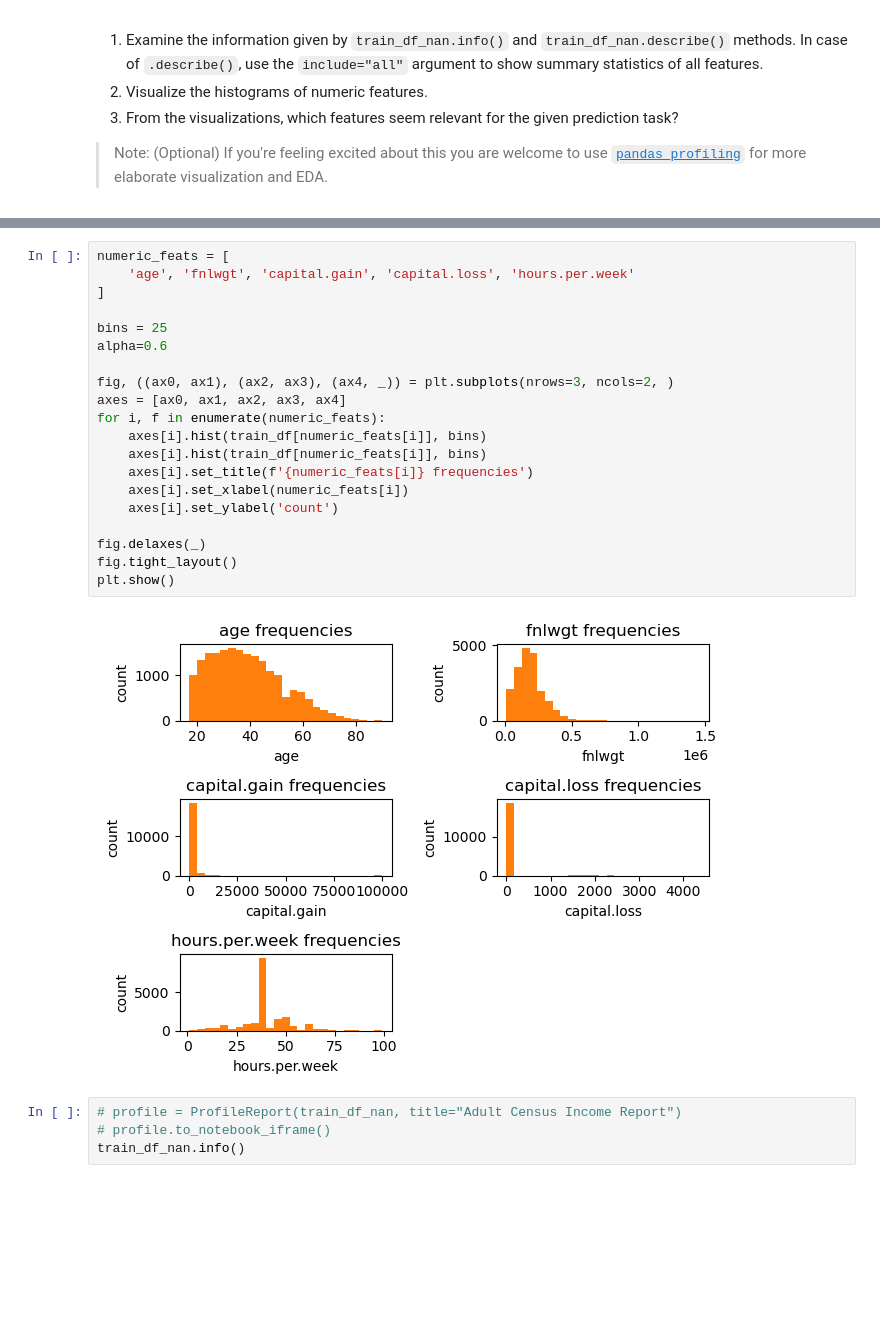
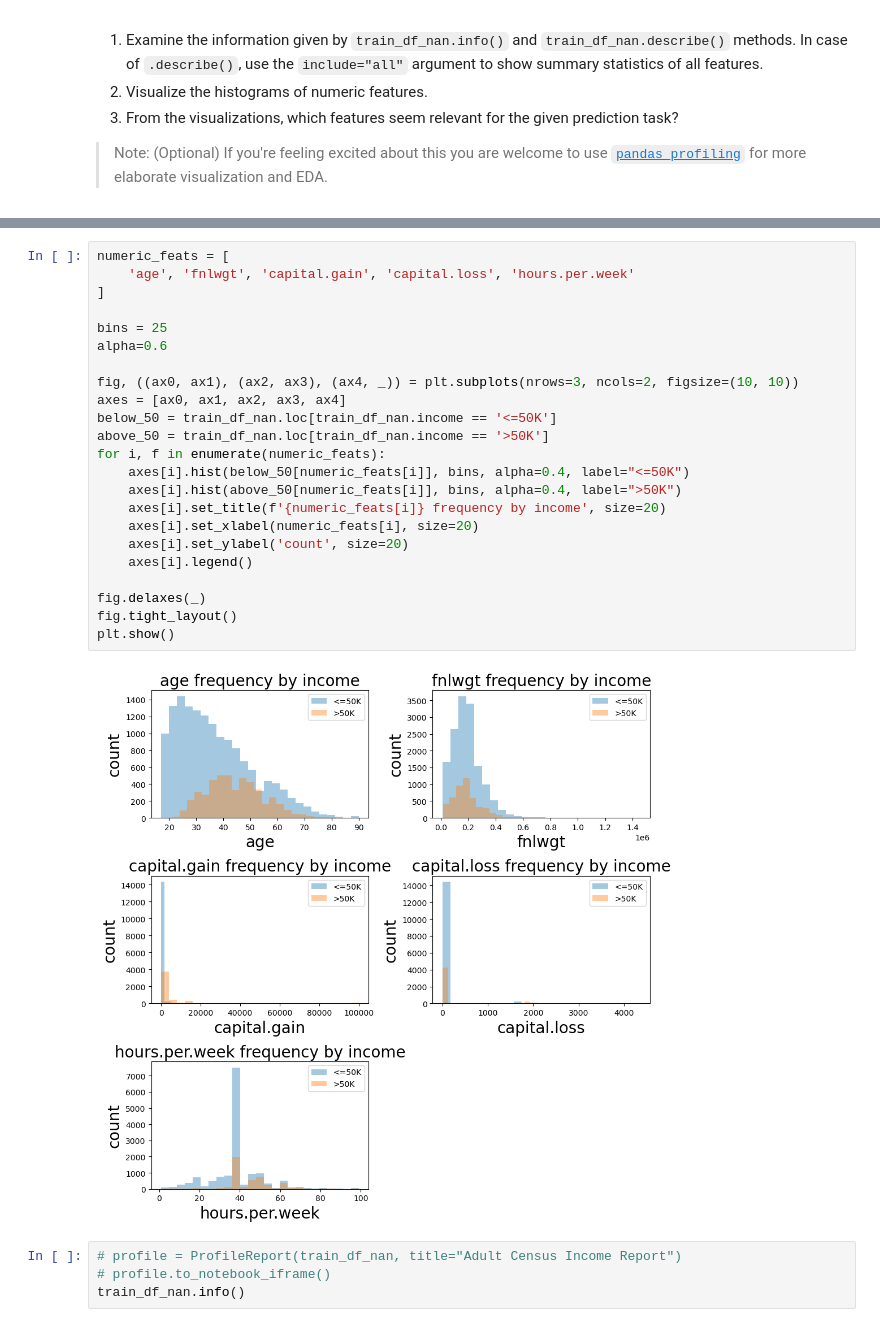
Before and after one commit to kennyjhcheng/cpsc330-2022W2, a Jupyter notebook: hw/hw3/hw3.ipynb, the cells around one changed output, grey strips where cells are left out. Saved outputs shown, nothing was run; the diff lists cells and outputs as text; blank space fills up the shorter version.

Commit message:
fixed histograms

```diff
--- a/hw/hw3/hw3.ipynb
+++ b/hw/hw3/hw3.ipynb
@@ -161,25 +161,28 @@ train_df_nan.describe(include='all')
 # %%
 numeric_feats = [
     'age', 'fnlwgt', 'capital.gain', 'capital.loss', 'hours.per.week'
 ]
 
 bins = 25
 alpha=0.6
 
-fig, ((ax0, ax1), (ax2, ax3), (ax4, _)) = plt.subplots(nrows=3, ncols=2, )
+fig, ((ax0, ax1), (ax2, ax3), (ax4, _)) = plt.subplots(nrows=3, ncols=2, figsize=(10, 10))
 axes = [ax0, ax1, ax2, ax3, ax4]
+below_50 = train_df_nan.loc[train_df_nan.income == '<=50K']
+above_50 = train_df_nan.loc[train_df_nan.income == '>50K']
 for i, f in enumerate(numeric_feats):
-    axes[i].hist(train_df[numeric_feats[i]], bins)
-    axes[i].hist(train_df[numeric_feats[i]], bins)
-    axes[i].set_title(f'{numeric_feats[i]} frequencies')
-    axes[i].set_xlabel(numeric_feats[i])
-    axes[i].set_ylabel('count')
+    axes[i].hist(below_50[numeric_feats[i]], bins, alpha=0.4, label="<=50K")
+    axes[i].hist(above_50[numeric_feats[i]], bins, alpha=0.4, label=">50K")
+    axes[i].set_title(f'{numeric_feats[i]} frequency by income', size=20)
+    axes[i].set_xlabel(numeric_feats[i], size=20)
+    axes[i].set_ylabel('count', size=20)
+    axes[i].legend()
 
 fig.delaxes(_)
 fig.tight_layout()
 plt.show()
 # %% [output]
-[figure, old version]
+[figure, new version]
 # %%
 # profile = ProfileReport(train_df_nan, title="Adult Census Income Report")
 # profile.to_notebook_iframe()
```
Also changed, not shown: parts of 9 cells of this notebook.
